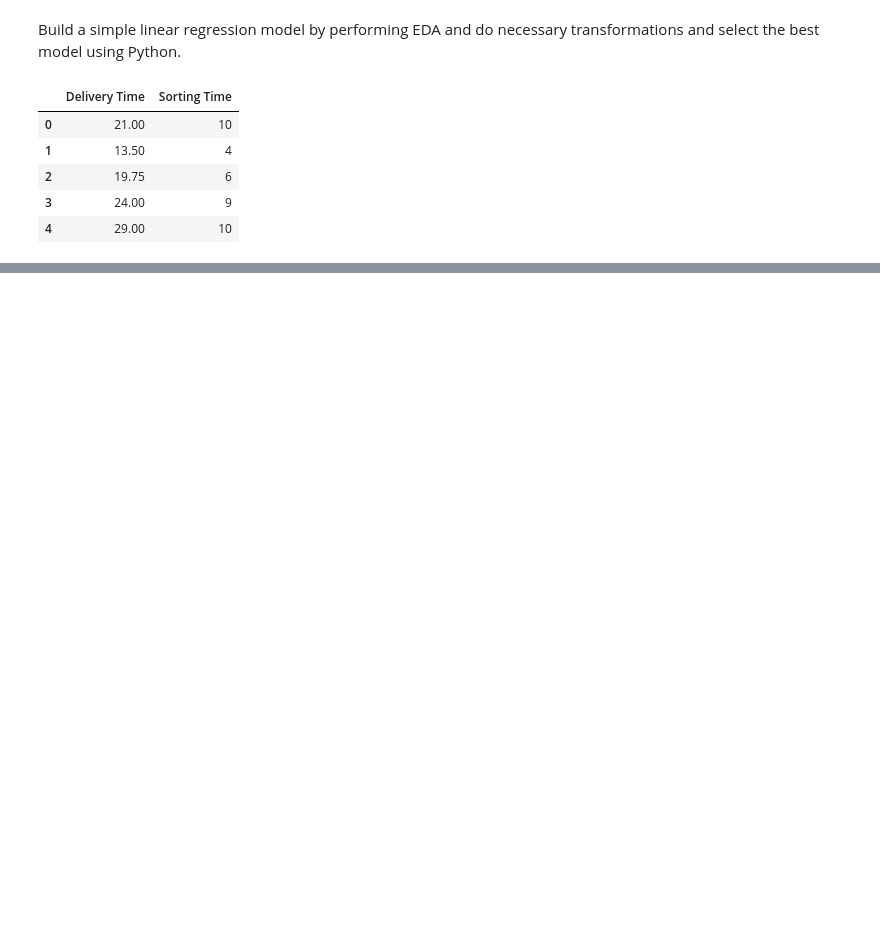
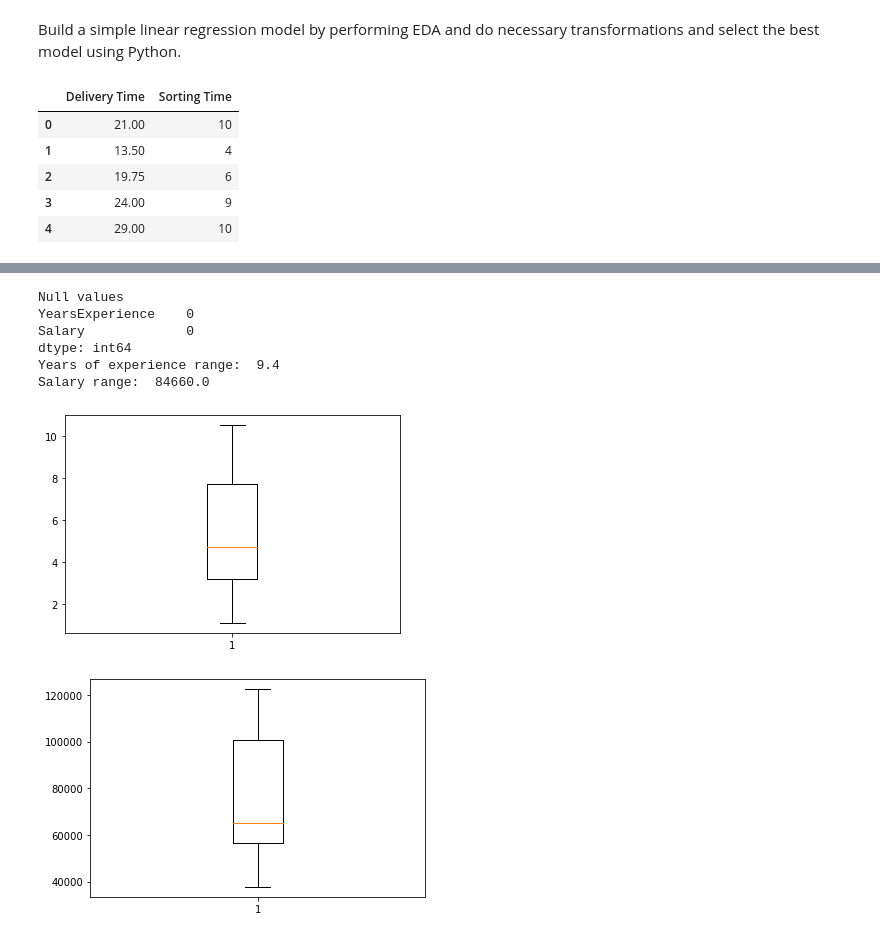
Before and after one commit to naveenverse/code, a Jupyter notebook: regression_analysis.ipynb, the cells around one changed output, grey strips where cells are left out. Cells and saved outputs as stored; diff of their text form; code cells hidden in the pictures; blank space fills up the shorter version.

```diff
--- a/regression_analysis.ipynb
+++ b/regression_analysis.ipynb
@@ -68,0 +142,3 @@ R2: 0.8040137485226824
+# %%
+salary_df = pd.read_csv('../smiple reg/Salary_Data.csv')
+salary_df.head()
@@ -68,0 +152,23 @@ R2: 0.8040137485226824
+# %%
+## Performing exploratory data analysis
+
+# understanding the variables
+print('Null values')
+print(salary_df.isnull().sum()) ## Check for null values
+
+print('Years of experience range: ',np.ptp(salary_df['YearsExperience']))
+print('Salary range: ',np.ptp(salary_df['Salary']))
+
+for col in salary_df.columns:
+
+    plt.boxplot(salary_df[col])
+    plt.show() ## boxplot shows no outliers detected in the given dataset
+# %% [output]
+Null values
+YearsExperience    0
+Salary             0
+dtype: int64
+Years of experience range:  9.4
+Salary range:  84660.0
+[figure, added]
+[figure, added]
```
Also changed, not shown: parts of 28 cells of this notebook.
